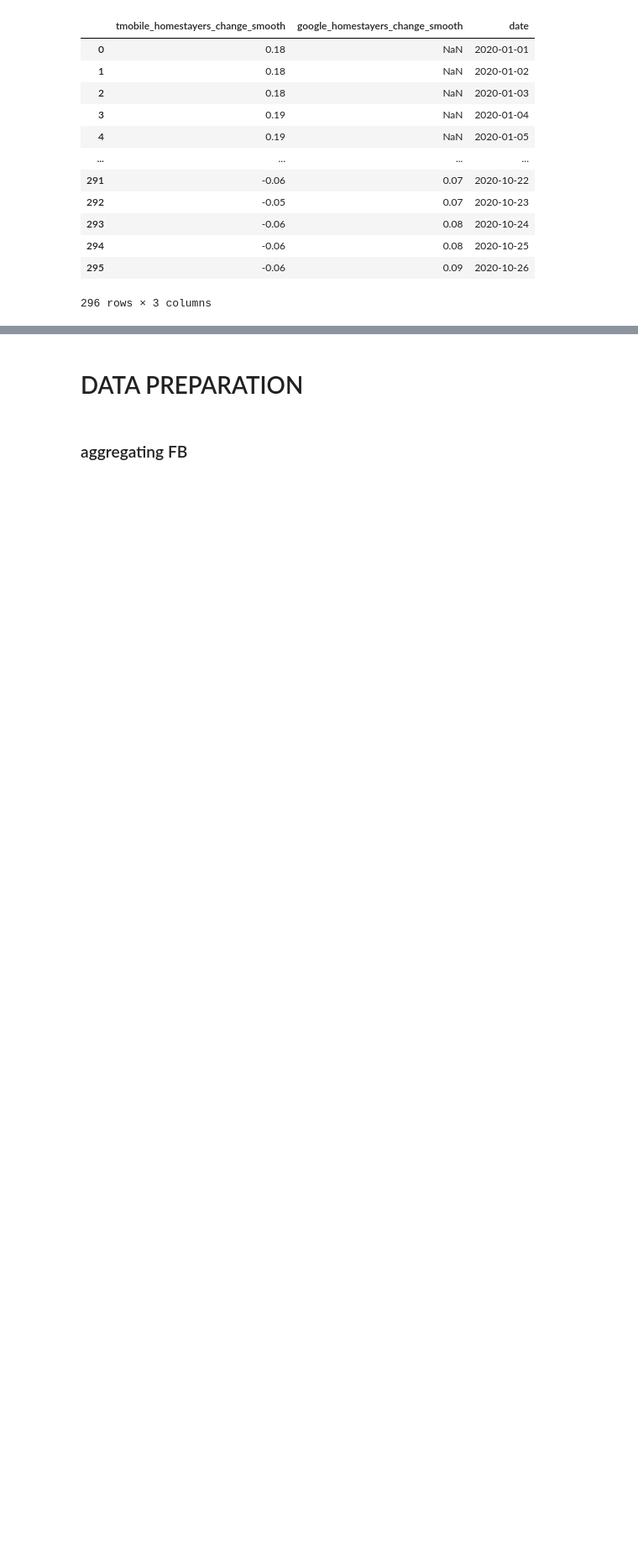
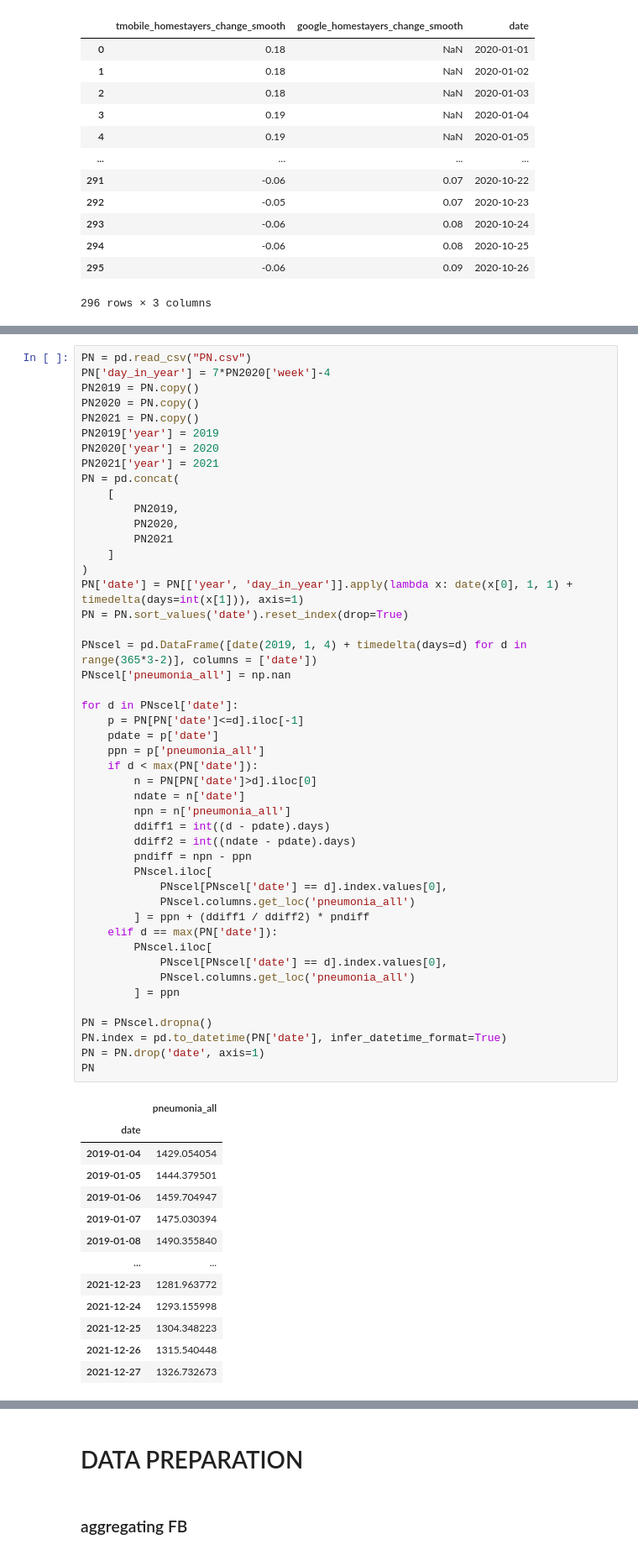
Before and after one commit to vojtechherrmann/2020EpidemiologicModelCZ, a Jupyter notebook: data/Data Prep.ipynb, the cells around one changed output, grey strips where cells are left out. Shown at 84% size. Saved outputs shown, nothing was run; the diff lists cells and outputs as text; blank space fills up the shorter version.

```diff
--- a/data/Data Load.ipynb
+++ b/data/Data Prep.ipynb
@@ -175,0 +183,61 @@ TMobile
+# %%
+PN = pd.read_csv("PN.csv")
+PN['day_in_year'] = 7*PN2020['week']-4
+PN2019 = PN.copy()
+PN2020 = PN.copy()
+PN2021 = PN.copy()
+PN2019['year'] = 2019
+PN2020['year'] = 2020
+PN2021['year'] = 2021
+PN = pd.concat(
+    [
+        PN2019,
+        PN2020,
+        PN2021
+    ]
+)
+PN['date'] = PN[['year', 'day_in_year']].apply(lambda x: date(x[0], 1, 1) + timedelta(days=int(x[1])), axis=1)
+PN = PN.sort_values('date').reset_index(drop=True)
+
+PNscel = pd.DataFrame([date(2019, 1, 4) + timedelta(days=d) for d in range(365*3-2)], columns = ['date'])
+PNscel['pneumonia_all'] = np.nan
+
+for d in PNscel['date']:
+    p = PN[PN['date']<=d].iloc[-1]
+    pdate = p['date']
+    ppn = p['pneumonia_all']
+    if d < max(PN['date']):
+        n = PN[PN['date']>d].iloc[0]
+        ndate = n['date']
+        npn = n['pneumonia_all']
+        ddiff1 = int((d - pdate).days)
+        ddiff2 = int((ndate - pdate).days)
+        pndiff = npn - ppn
+        PNscel.iloc[
+            PNscel[PNscel['date'] == d].index.values[0],
+            PNscel.columns.get_loc('pneumonia_all')
+        ] = ppn + (ddiff1 / ddiff2) * pndiff
+    elif d == max(PN['date']):
+        PNscel.iloc[
+            PNscel[PNscel['date'] == d].index.values[0],
+            PNscel.columns.get_loc('pneumonia_all')
+        ] = ppn
+
+PN = PNscel.dropna()
+PN.index = pd.to_datetime(PN['date'], infer_datetime_format=True)
+PN = PN.drop('date', axis=1)
+PN
+# %% [output]
+|  | pneumonia_all |
+| date |  |
+| 2019-01-04 | 1429.054054 |
+| 2019-01-05 | 1444.379501 |
+| 2019-01-06 | 1459.704947 |
+| 2019-01-07 | 1475.030394 |
+| 2019-01-08 | 1490.355840 |
+| ... | ... |
+| 2021-12-23 | 1281.963772 |
+| 2021-12-24 | 1293.155998 |
+| 2021-12-25 | 1304.348223 |
+| 2021-12-26 | 1315.540448 |
+| 2021-12-27 | 1326.732673 |
```
Also changed, not shown: parts of 8 cells of this notebook, 1 other file.
